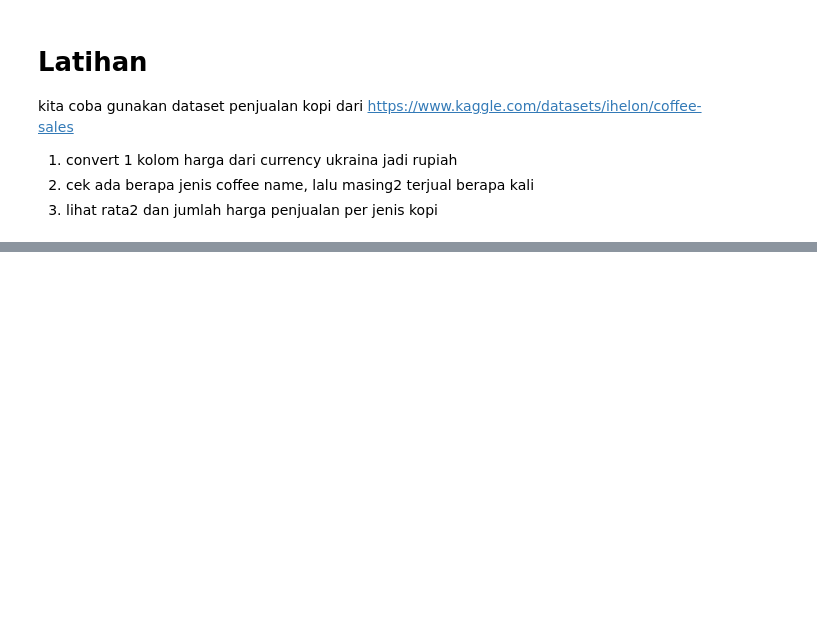
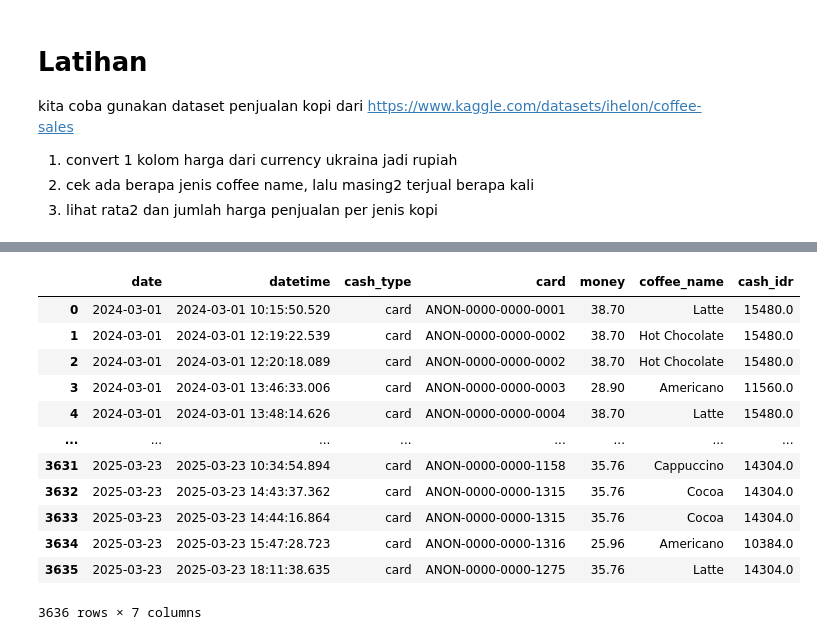
Before and after one commit to stefkwan/pytn_300725, a Jupyter notebook: sesi5_11Aug.ipynb, the cells around one changed output, grey strips where cells are left out. Saved outputs shown, nothing was run; the diff lists cells and outputs as text; code cells hidden in the pictures; blank space fills up the shorter version.

```diff
--- a/sesi5_11Aug.ipynb
+++ b/sesi5_11Aug.ipynb
@@ -945,3 +945,9 @@ kita coba gunakan dataset penjualan kopi dari https://www.kaggle.com/datasets/ih
 1. convert 1 kolom harga dari currency ukraina jadi rupiah
 2. cek ada berapa jenis coffee name, lalu masing2 terjual berapa kali
 3. lihat rata2 dan jumlah harga penjualan per jenis kopi
+# %%
+import numpy as np
+import pandas as pd
+df_coffee = pd.read_csv("dataset\coffee_sales.csv")
+
+df_coffee
@@ -947,0 +968,17 @@ kita coba gunakan dataset penjualan kopi dari https://www.kaggle.com/datasets/ih
+# %%
+df_coffee['cash_idr'] = df_coffee['money']/0.0025
+df_coffee
+# %% [output]
+|  | date | datetime | cash_type | card | money | coffee_name | cash_idr |
+| 0 | 2024-03-01 | 2024-03-01 10:15:50.520 | card | ANON-0000-0000-0001 | 38.70 | Latte | 15480.0 |
+| 1 | 2024-03-01 | 2024-03-01 12:19:22.539 | card | ANON-0000-0000-0002 | 38.70 | Hot Chocolate | 15480.0 |
+| 2 | 2024-03-01 | 2024-03-01 12:20:18.089 | card | ANON-0000-0000-0002 | 38.70 | Hot Chocolate | 15480.0 |
+| 3 | 2024-03-01 | 2024-03-01 13:46:33.006 | card | ANON-0000-0000-0003 | 28.90 | Americano | 11560.0 |
+| 4 | 2024-03-01 | 2024-03-01 13:48:14.626 | card | ANON-0000-0000-0004 | 38.70 | Latte | 15480.0 |
+| ... | ... | ... | ... | ... | ... | ... | ... |
+| 3631 | 2025-03-23 | 2025-03-23 10:34:54.894 | card | ANON-0000-0000-1158 | 35.76 | Cappuccino | 14304.0 |
+| 3632 | 2025-03-23 | 2025-03-23 14:43:37.362 | card | ANON-0000-0000-1315 | 35.76 | Cocoa | 14304.0 |
+| 3633 | 2025-03-23 | 2025-03-23 14:44:16.864 | card | ANON-0000-0000-1315 | 35.76 | Cocoa | 14304.0 |
+| 3634 | 2025-03-23 | 2025-03-23 15:47:28.723 | card | ANON-0000-0000-1316 | 25.96 | Americano | 10384.0 |
+| 3635 | 2025-03-23 | 2025-03-23 18:11:38.635 | card | ANON-0000-0000-1275 | 35.76 | Latte | 14304.0 |
+3636 rows × 7 columns
```
Also changed, not shown: parts of 1 cell of this notebook, 1 other file.
